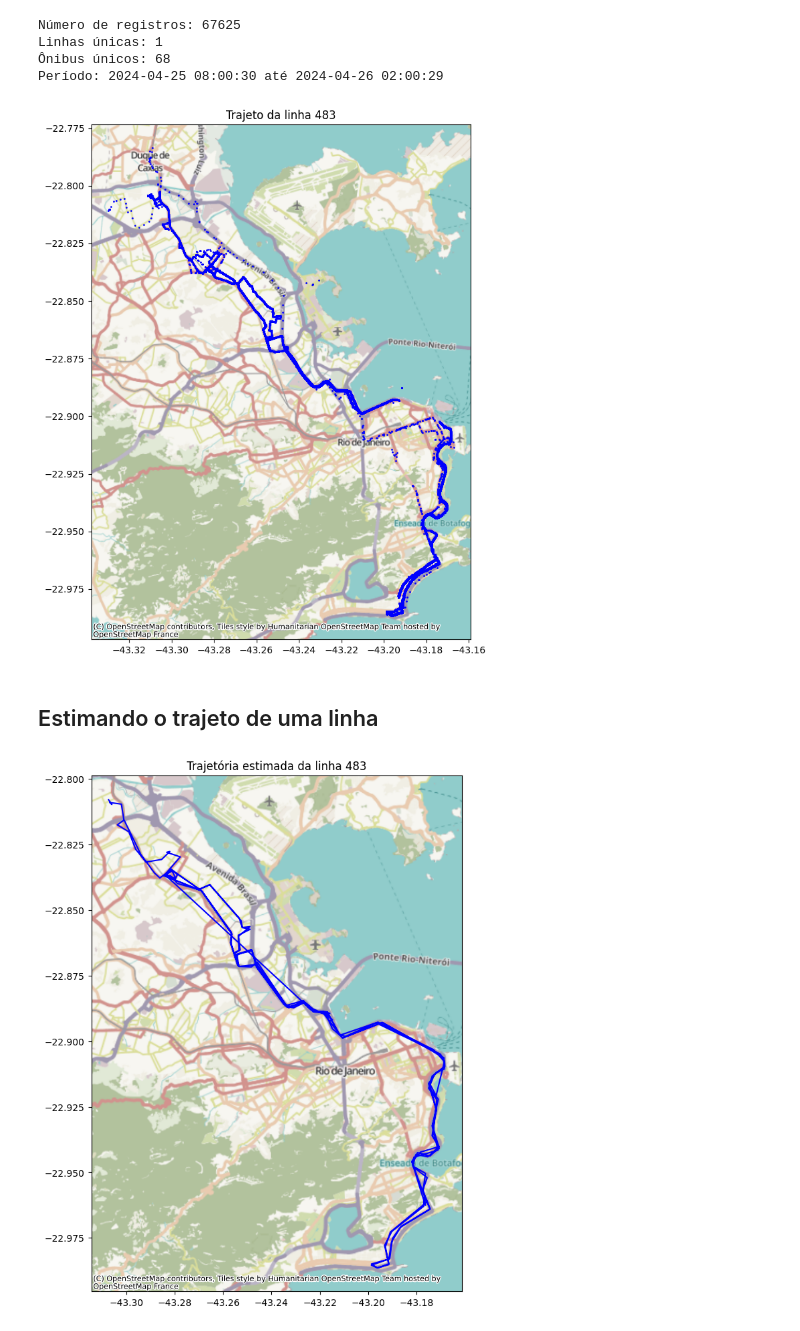
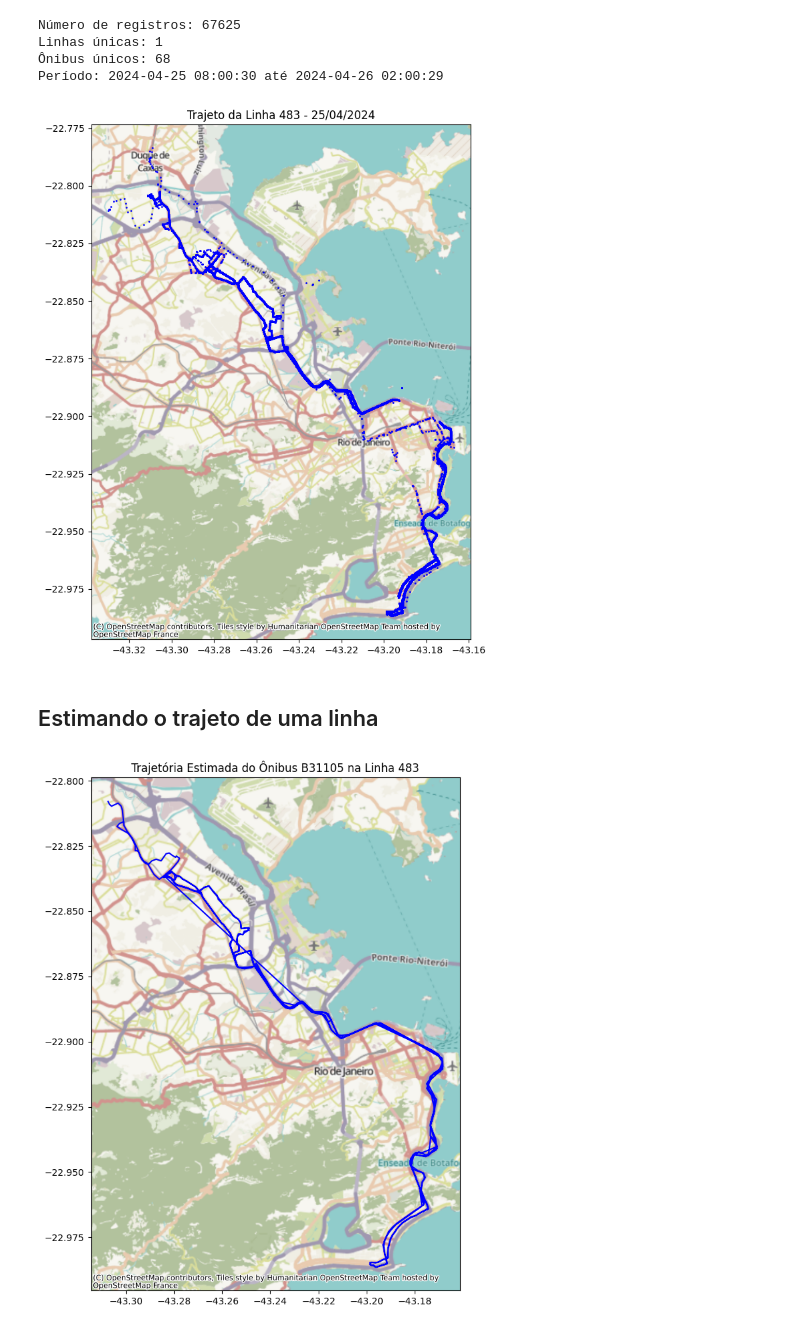
Before and after one commit to UFRJ-Lucas/datamining-2025, a Jupyter notebook: previsao_onibus.ipynb, the cells around one changed output. Drawn from its saved outputs; the diff is of its cells as text; code cells hidden in the pictures.

Commit message:
Notebook com query de linha e funcoes de plot

```diff
--- a/previsao_onibus.ipynb
+++ b/previsao_onibus.ipynb
@@ -57,26 +57,34 @@ Linhas únicas: 1
 Período: 2024-04-25 08:00:30 até 2024-04-26 02:00:29
 # %%
 # Plotando o trajeto da linha 483
-ax = line_gdf.plot(figsize=(12, 10), markersize=1, color='blue')
-ctx.add_basemap(ax, crs=line_gdf.crs)
-plt.title("Trajeto da linha 483")
-plt.show()
+def plot_gdf(gdf : gpd.GeoDataFrame, title: str):
+    """
+    Função para plotar um GeoDataFrame com um mapa de fundo.
+    Args:
+        gdf (gpd.GeoDataFrame): GeoDataFrame contendo os dados geoespaciais.
+        title (str): Título do gráfico.
+    """
+    ax = gdf.plot(figsize=(12, 10), markersize=1, color='blue')
+    ctx.add_basemap(ax, crs=line_gdf.crs)
+    plt.title(title)
+    plt.show()
+
+plot_gdf(line_gdf, "Trajeto da Linha 483 - 25/04/2024")
 # %% [output]
-[figure, old version]
+[figure, new version]
 # %% [markdown]
 ## Estimando o trajeto de uma linha
 # %%
 query = """
 SELECT *
-FROM estimate_bus_trajectory('gps_2024_04_25', '483', 0.001)
+FROM estimate_bus_trajectory('gps_2024_04_25', '483', 10)
 WHERE ordem='B31105'
 """
 
+# A função estimate_bus_trajectory recebe o nome da tabela, o número da linha e a tolerância para a simplificação da linha
+# e retorna uma linha estimada da trajetória de cada ônibus (ordem) baseada nos dados da tabela.
 trajectory_gdf = gpd.read_postgis(query, engine, geom_col='trajectory', crs="EPSG:4326")
 
-trajectory_gdf.plot(figsize=(12, 10), markersize=1, color='blue')
-ctx.add_basemap(plt.gca(), crs=trajectory_gdf.crs)
-plt.title("Trajetória estimada da linha 483")
-plt.show()
+plot_gdf(trajectory_gdf, "Trajetória Estimada do Ônibus B31105 na Linha 483")
 # %% [output]
-[figure, old version]
+[figure, new version]
```
Also changed, not shown: parts of 6 cells of this notebook.
